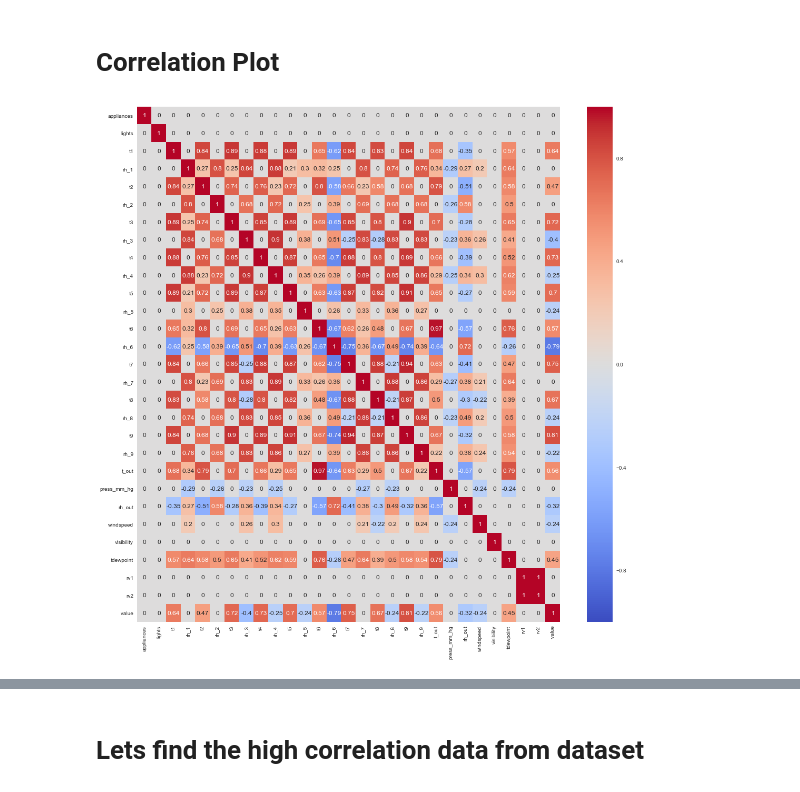
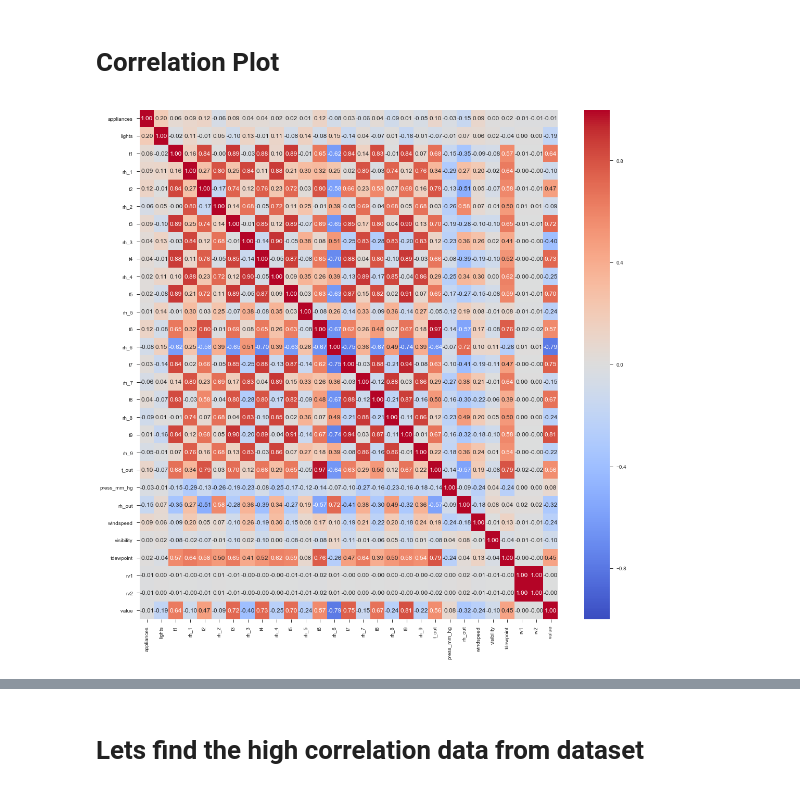
Before and after one commit to arijitsinha80/Springboard, a Jupyter notebook: Project/Capstoneproject_Phase2.ipynb, the cells around one changed output, grey strips where cells are left out. Saved outputs shown, nothing was run; the diff lists cells and outputs as text; code cells hidden in the pictures.

```diff
--- a/Project/Capstoneproject_Phase2.ipynb
+++ b/Project/Capstoneproject_Phase2.ipynb
@@ -112,12 +114,12 @@ Percentage of dataset in range of 0-200 Wh is 90.291%
 # Correlation Plot
 # %%
 dfmerge_corr = dfmerge.corr()
-dfmerge_corr[np.abs(dfmerge_corr)<.2] = 0
+#dfmerge_corr[np.abs(dfmerge_corr)<.2] = 0
 plt.figure(figsize=(18,18))
 sns.heatmap(dfmerge_corr,
             vmin=-1,
             vmax=1,
-            cmap='coolwarm',
+            cmap='coolwarm',fmt = '.2f',
             annot=True);
 # %% [output]
-[figure, old version]
+[figure, new version]
```
Also changed, not shown: parts of 12 cells of this notebook.
